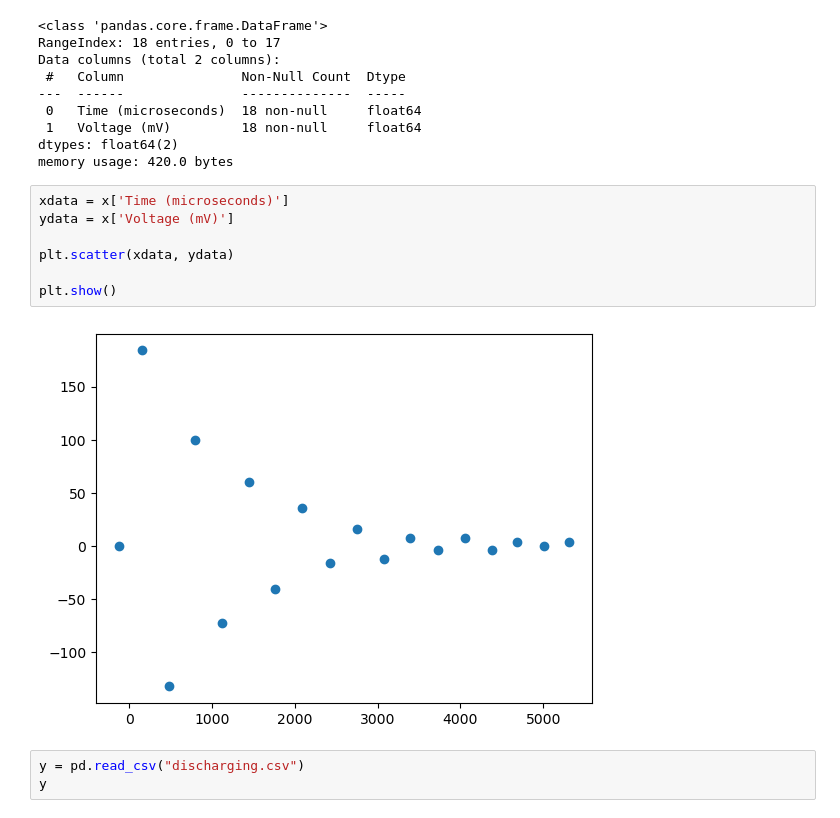
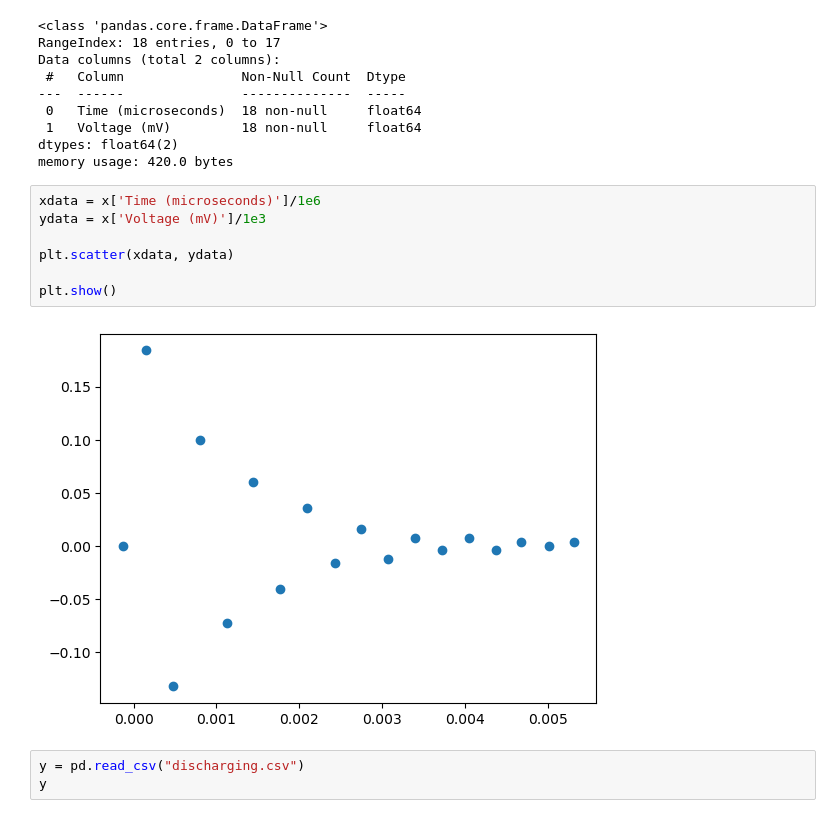
Before and after one commit to A-near-van/Python-Decal-FA25-RLC-Circuits, a Jupyter notebook: RLC_Circuit_Model.ipynb, the cells around one changed output. Cells and saved outputs as stored; diff of their text form.

```diff
--- a/RLC_Circuit_Model.ipynb
+++ b/RLC_Circuit_Model.ipynb
@@ -44,14 +42,14 @@ Data columns (total 2 columns):
 dtypes: float64(2)
 memory usage: 420.0 bytes
 # %%
-xdata = x['Time (microseconds)']
-ydata = x['Voltage (mV)']
+xdata = x['Time (microseconds)']/1e6
+ydata = x['Voltage (mV)']/1e3
 
 plt.scatter(xdata, ydata)
 
 plt.show()
 # %% [output]
-[figure, old version]
+[figure, new version]
 # %%
 y = pd.read_csv("discharging.csv")
 y
```
Also changed, not shown: parts of 5 cells of this notebook.
